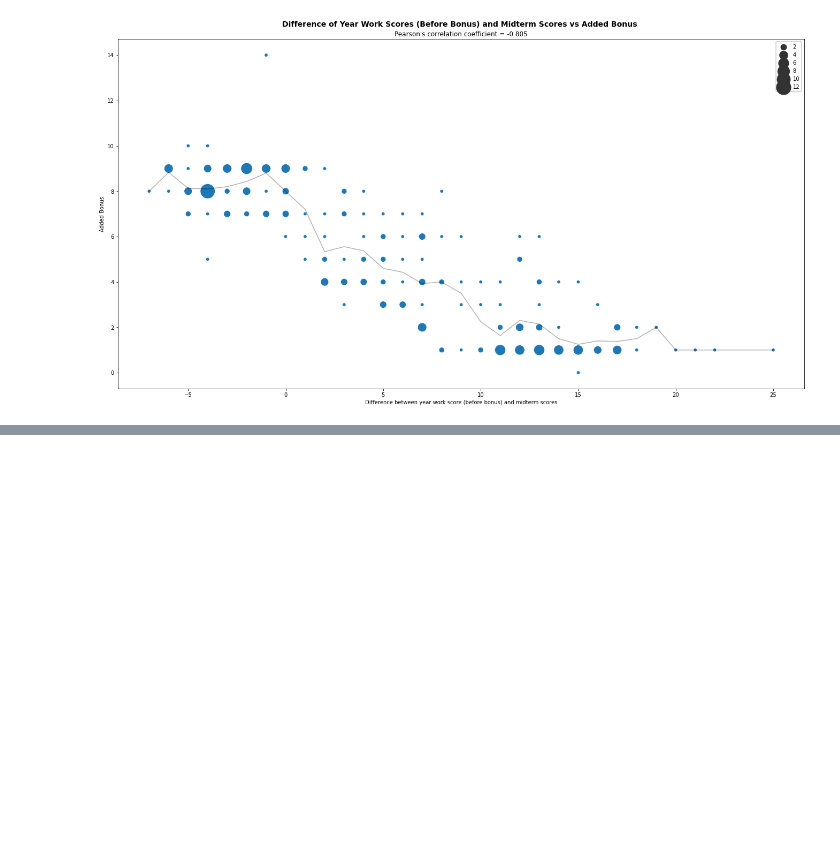
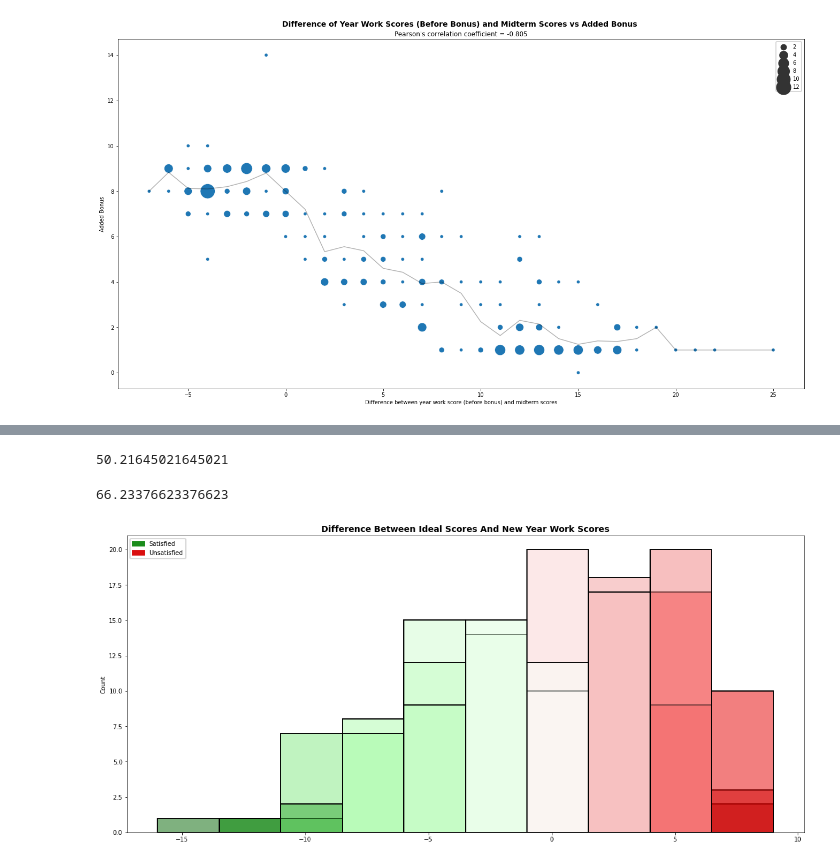
Before and after one commit to abdoitman/Suspicious-Scores-Analysis, a Jupyter notebook: Suspicious_Scores_Analysis.ipynb, the cells around one changed output, grey strips where cells are left out. Saved outputs shown, nothing was run; the diff lists cells and outputs as text; code cells hidden in the pictures; blank space fills up the shorter version.

```diff
--- a/Suspicious_Scores_Analysis.ipynb
+++ b/Suspicious_Scores_Analysis.ipynb
@@ -364,0 +367,3 @@ _ = plt.title("Pearson's correlation coefficient = {:.3f}".format(corr))
+# %%
+ideal = students['MID'] + 10
+ideal.describe()
@@ -364,0 +380,29 @@ _ = plt.title("Pearson's correlation coefficient = {:.3f}".format(corr))
+# %%
+difs = ideal - students['NEW_TOT']
+len(difs[difs > 0]) / len(students) * 100
+# %% [output]
+50.21645021645021
+# %%
+difs_tot = ideal - students['TOT']
+len(difs_tot[difs_tot > 0]) / len(students) * 100
+# %% [output]
+66.23376623376623
+# %%
+from  matplotlib.colors import LinearSegmentedColormap
+import matplotlib.patches as mpatches
+
+green_patch = mpatches.Patch(color='#1a8c1b', label='Satisfied')
+red_patch = mpatches.Patch(color='#da0e0f', label='Unsatisfied')
+
+c = ["darkred","red","lightcoral","white", "palegreen","green","darkgreen"]
+c.reverse()
+v = [0, .15, .3, .62, 0.8, .9, 1]
+l = list(zip(v,c))
+cmap=LinearSegmentedColormap.from_list('rg',l, N=256)
+
+plt.figure(figsize=(20,9))
+_ = sns.histplot(x= difs, hue=difs, stat='count', palette=cmap)
+_ = plt.title('Difference Between Ideal Scores And New Year Work Scores', fontweight= 'bold', fontsize= 14)
+_ = plt.legend(handles=[green_patch, red_patch], loc='upper left')
+# %% [output]
+[figure, added]
```
Also changed, not shown: parts of 6 cells of this notebook.
